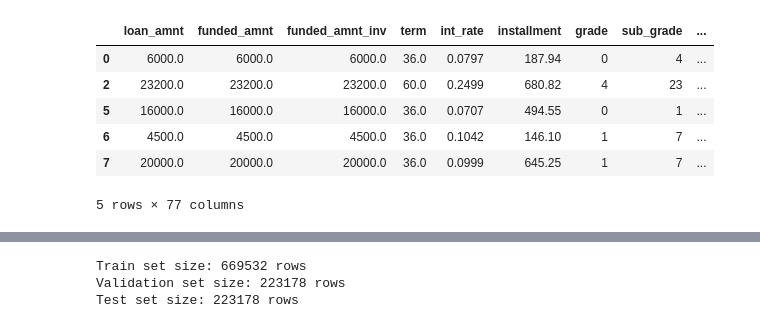
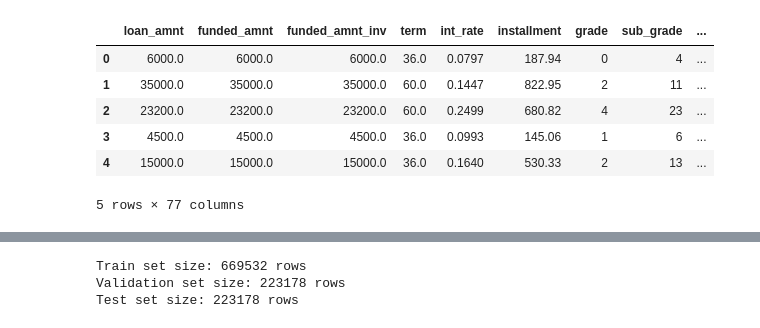
Before and after one commit to SNU-fintech-team-4/LendSure, a Jupyter notebook: Domain-team/loan_status_modeling_v2.ipynb, the cells around one changed output, grey strips where cells are left out. Cells and saved outputs as stored; diff of their text form; code cells hidden in the pictures.

```diff
--- a/Domain-team/loan_status_modeling_v2.ipynb
+++ b/Domain-team/loan_status_modeling_v2.ipynb
@@ -198,8 +198,8 @@ df[cols] = df[cols].fillna(df[cols].mean())
 # 칼럼 값이 "Fully Paid"가 아닌 값들은 다 default로 판별
 # non-default = 0, default = 1
 # 'Fully Paid'와 'Charged Off'가 아닌 행 제거
-df = df[df['loan_status'].isin(['Fully Paid', 'Charged Off'])]
-df['loan_status'] = np.where(df['loan_status'] == 'Fully Paid', 0, 1)
+# df = df[df['loan_status'].isin(['Fully Paid', 'Charged Off'])]
+# df['loan_status'] = np.where(df['loan_status'] == 'Fully Paid', 0, 1)
 
 # drop columns
 '''
@@ -242,37 +242,37 @@ df = df.drop(columns=["zip_code",
                       "earliest_cr_line",
                       "initial_list_status",
                       "last_credit_pull_d",
                       "debt_settlement_flag",
                       "mo_sin_rcnt_rev_tl_op",
                       "mo_sin_rcnt_tl",
                       "last_pymnt_d",
                       "last_pymnt_amnt",
                       "pymnt_plan",
                       "total_rec_prncp",
                       "total_rec_int",
                       "total_pymnt",
                       "total_pymnt_inv"
                       ])
 
 
 
 # Qualitative var labeling(nominal var. without ordinal var)
 
 df = pd.get_dummies(df, columns=["home_ownership", "verification_status"], drop_first=True)
 
 # Data cleansing v5
 # 채무불이행 이후에 발생하는 데이터를 가진 칼럼 삭제
 df = df.drop(columns=["recoveries", "collection_recovery_fee", "collections_12_mths_ex_med", "tot_coll_amt", ])
 df = df.dropna(subset=["loan_status"])
 
 df.head()
 # %% [output]
 |  | loan_amnt | funded_amnt | funded_amnt_inv | term | int_rate | installment | grade | sub_grade | ... |
 | 0 | 6000.0 | 6000.0 | 6000.0 | 36.0 | 0.0797 | 187.94 | 0 | 4 | ... |
+| 1 | 35000.0 | 35000.0 | 35000.0 | 60.0 | 0.1447 | 822.95 | 2 | 11 | ... |
 | 2 | 23200.0 | 23200.0 | 23200.0 | 60.0 | 0.2499 | 680.82 | 4 | 23 | ... |
-| 5 | 16000.0 | 16000.0 | 16000.0 | 36.0 | 0.0707 | 494.55 | 0 | 1 | ... |
-| 6 | 4500.0 | 4500.0 | 4500.0 | 36.0 | 0.1042 | 146.10 | 1 | 7 | ... |
-| 7 | 20000.0 | 20000.0 | 20000.0 | 36.0 | 0.0999 | 645.25 | 1 | 7 | ... |
+| 3 | 4500.0 | 4500.0 | 4500.0 | 36.0 | 0.0993 | 145.06 | 1 | 6 | ... |
+| 4 | 15000.0 | 15000.0 | 15000.0 | 36.0 | 0.1640 | 530.33 | 2 | 13 | ... |
 5 rows × 77 columns
 # %%
 df["loan_status"].value_counts()
```
Also changed, not shown: parts of 7 cells of this notebook, 3 other files.
